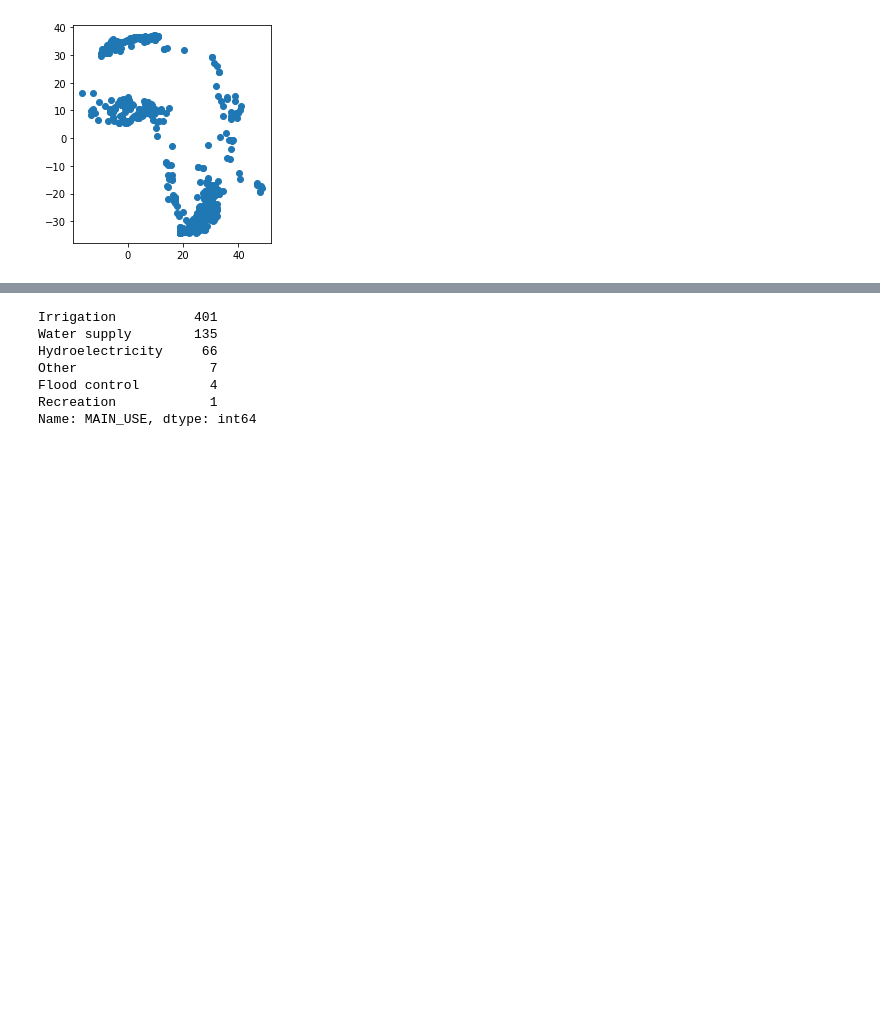
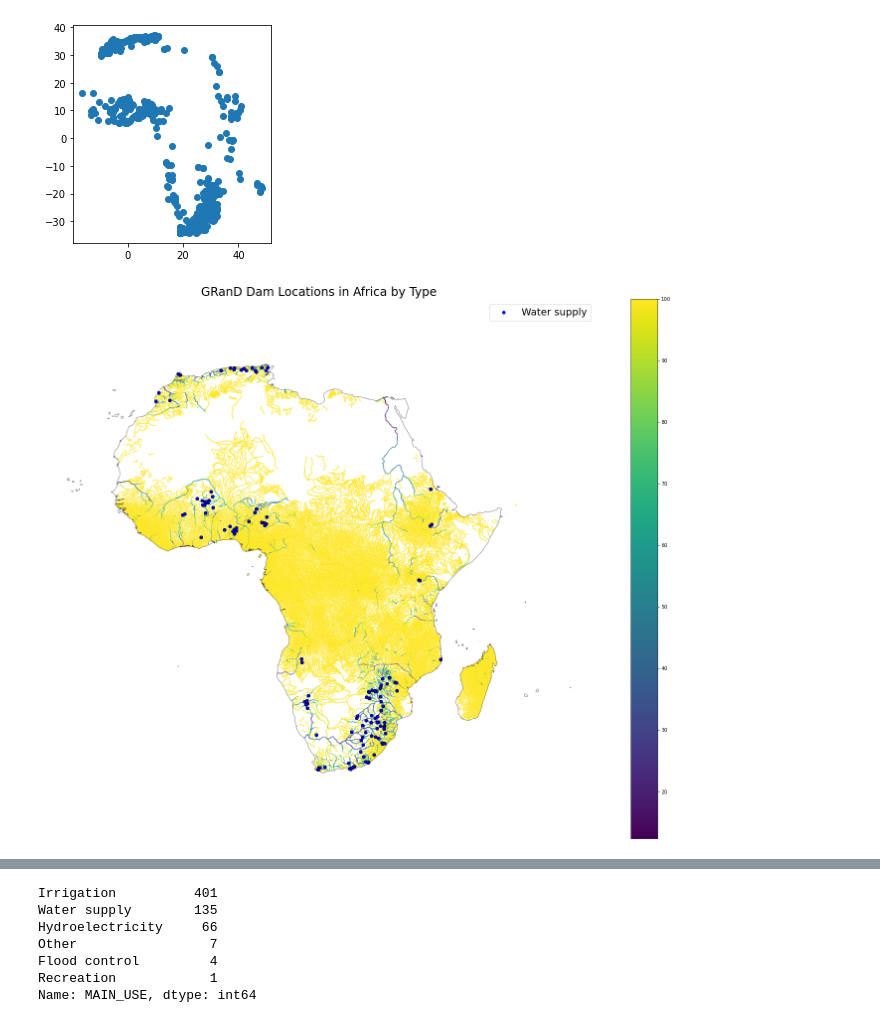
Before and after one commit to brianpinke/ea-2021-final-project-dam-project, a Jupyter notebook: Dam_river_data_explore_Africa.ipynb, the cells around one changed output, grey strips where cells are left out. Drawn from its saved outputs; the diff is of its cells as text; code cells hidden in the pictures; blank space fills up the shorter version.

```diff
--- a/Dam_river_data_explore_Africa.ipynb
+++ b/Dam_river_data_explore_Africa.ipynb
@@ -164,6 +164,58 @@ Coordinate reference system of GRanD data epsg:4326
 <AxesSubplot:>
 [figure]
 [figure]
+# %%
+# Map Grand Dam and Africa river
+# Create a dictionary with main use
+main_use = {'Irrigation': 'black',
+            'Hydroelectricity': 'red',
+            'Water supply': 'blue',
+            'Flood control': 'yellow',
+            'Recreation': 'green',
+            'Other': 'purple'}
+
+# main_use = {'Irrigation': 'black',
+#             'Hydroelectricity': 'brown',
+#             'Water supply': 'red',
+#             'Flood control': 'yellow',
+#             'Recreation': 'green',
+#             'Other': 'purple'}
+
+# Korrina's dictionary
+# main_use = {'Irrigation': 'black',
+#             'Hydroelectricity': 'red',
+#             'Water supply': 'blue',
+#             'Flood control': 'yellow',
+#             'Recreation': 'green',
+#             'Other': 'purple',
+#             'Navigation': 'orange',
+#             'Fisheries': 'pink',
+#             'Unknown': 'magenta'}
+
+# Plot the data
+fig, ax = plt.subplots(figsize=(25, 20))
+free_africa.plot(column='CSI',
+                 legend=True,
+                 ax=ax, zorder=0)
+
+for ctype, dam_africa in dam_africa.groupby('MAIN_USE'):
+    color = main_use[ctype]
+    label = ctype
+    dam_africa.plot(color=color,
+                     ax=ax,
+                     label=label)
+
+dam_africa.plot(color=color, edgecolor="black", ax=ax,zorder=10)
+africa_border.plot(color="none", edgecolor="black", linewidth=.5, ax=ax,zorder=5)
+
+ax.legend()
+ax.set_title("GRanD Dam Locations in Africa by Type", fontsize=24)
+plt.legend(fontsize=20)
+ax.set_axis_off()
+plt.axis('equal')
+plt.show()
+# %% [output]
+[figure, added]
 # %%
 # Map Grand Dam and Africa river
 # Create a dictionary with main use
```
Also changed, not shown: parts of 6 cells of this notebook.
